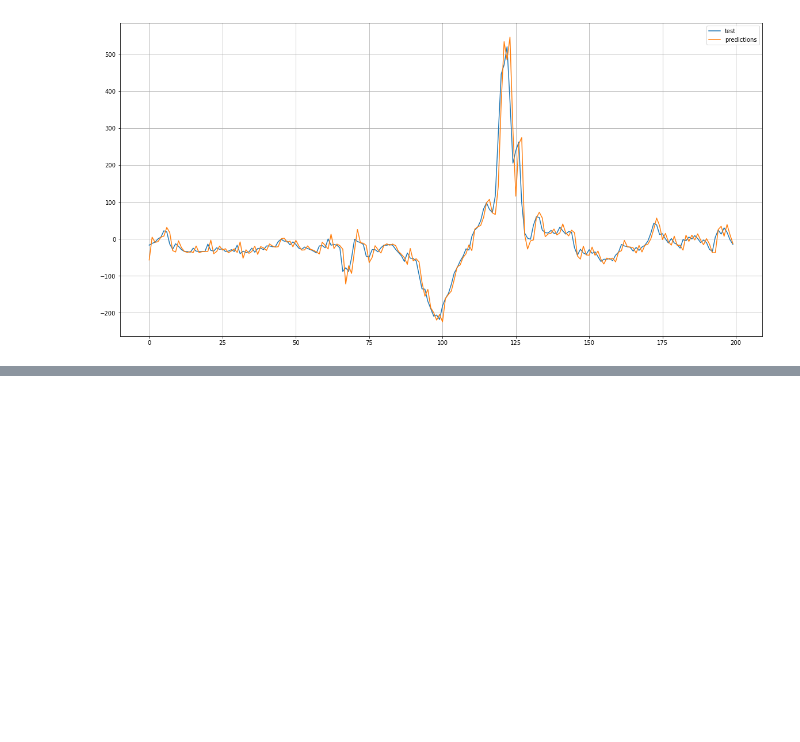
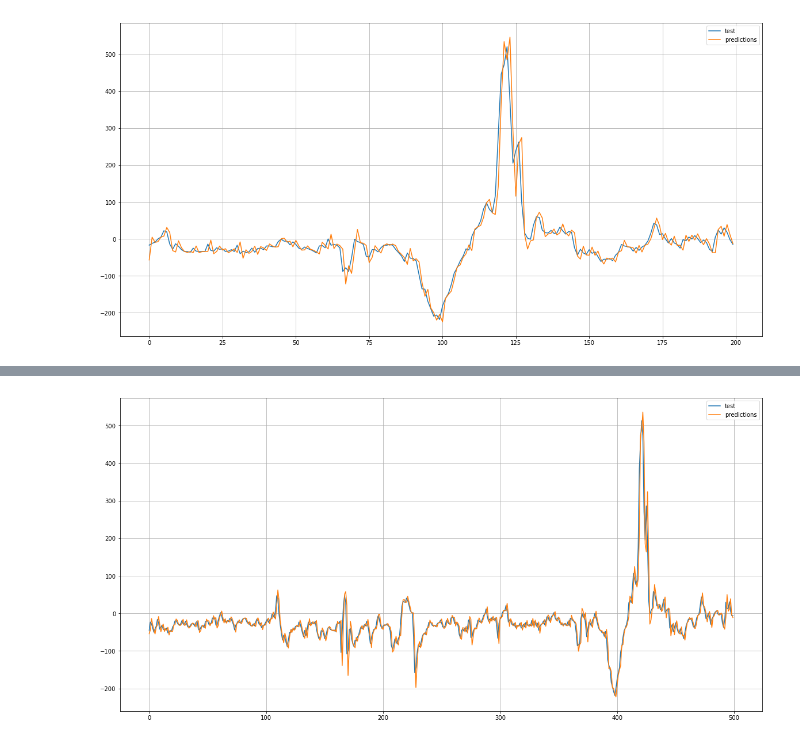
Before and after one commit to ashutumho/EOG-Signal-Processing, a Jupyter notebook: expoSmooth-EOG.ipynb, the cells around one changed output, grey strips where cells are left out. Saved outputs shown, nothing was run; the diff lists cells and outputs as text; code cells hidden in the pictures; blank space fills up the shorter version.

```diff
--- a/expoSmooth-EOG.ipynb
+++ b/expoSmooth-EOG.ipynb
@@ -209,3 +209,15 @@ plt.legend(['test','predictions'],loc='upper right')
 plt.show()
 # %% [output]
 [figure]
+# %%
+data = Data.EOG_V2.values#series.values
+# data split
+n_test = 200#int(len(data)*.1)
+# model configs
+cfg_list = exp_smoothing_configs()
+# grid search
+scores = grid_search(data, cfg_list, n_test)
+print('done')
+# list top 3 configs
+for cfg, error in scores[:3]:
+    print(cfg, error)
@@ -211,0 +235,13 @@ plt.show()
+# %%
+a = ['add', True, None, None, False, False]
+# %%
+aa,bb = walk_forward_validationer(data, 500, a)
+# %%
+plt.figure(figsize=(20,10))
+plt.plot(aa)
+plt.plot(bb)
+plt.grid()
+plt.legend(['test','predictions'],loc='upper right')
+plt.show()
+# %% [output]
+[figure, added]
```
Also changed, not shown: parts of 1 cell of this notebook.
